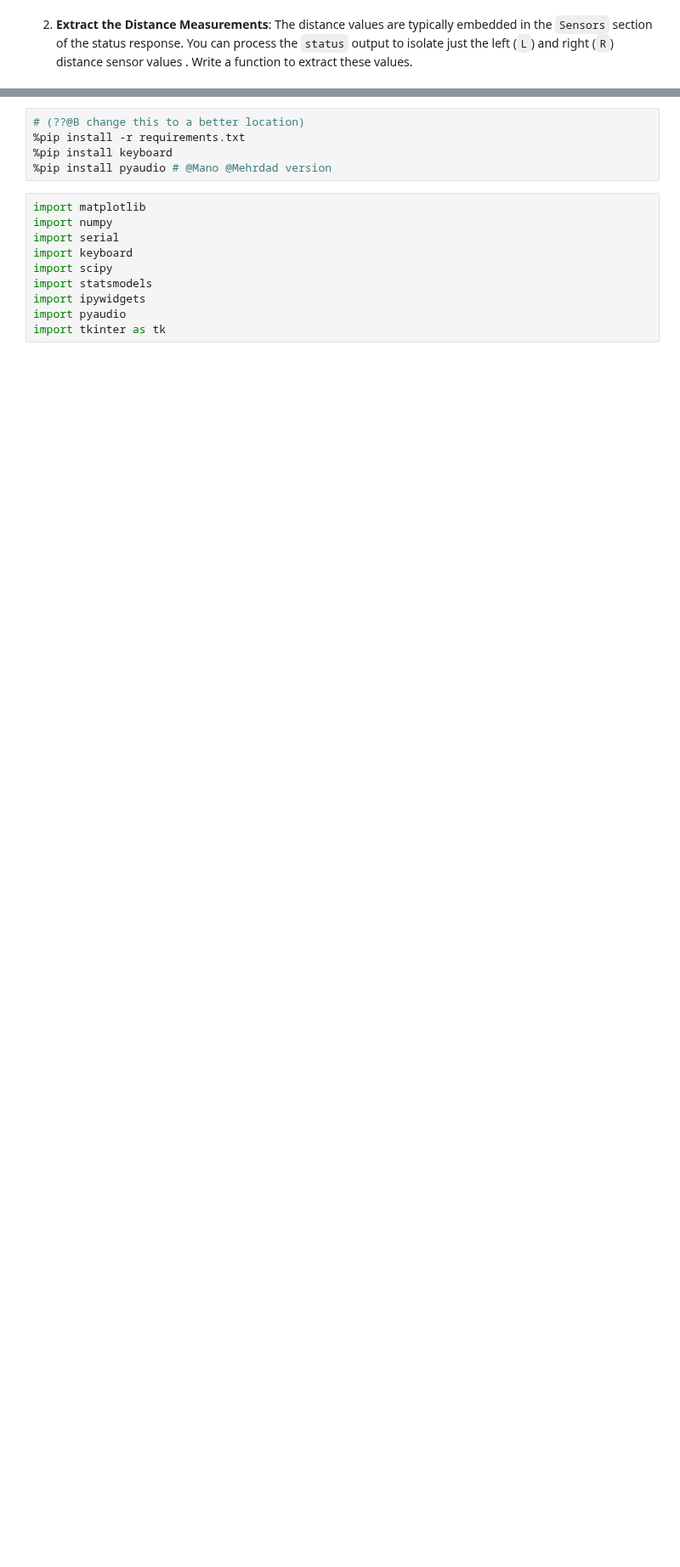
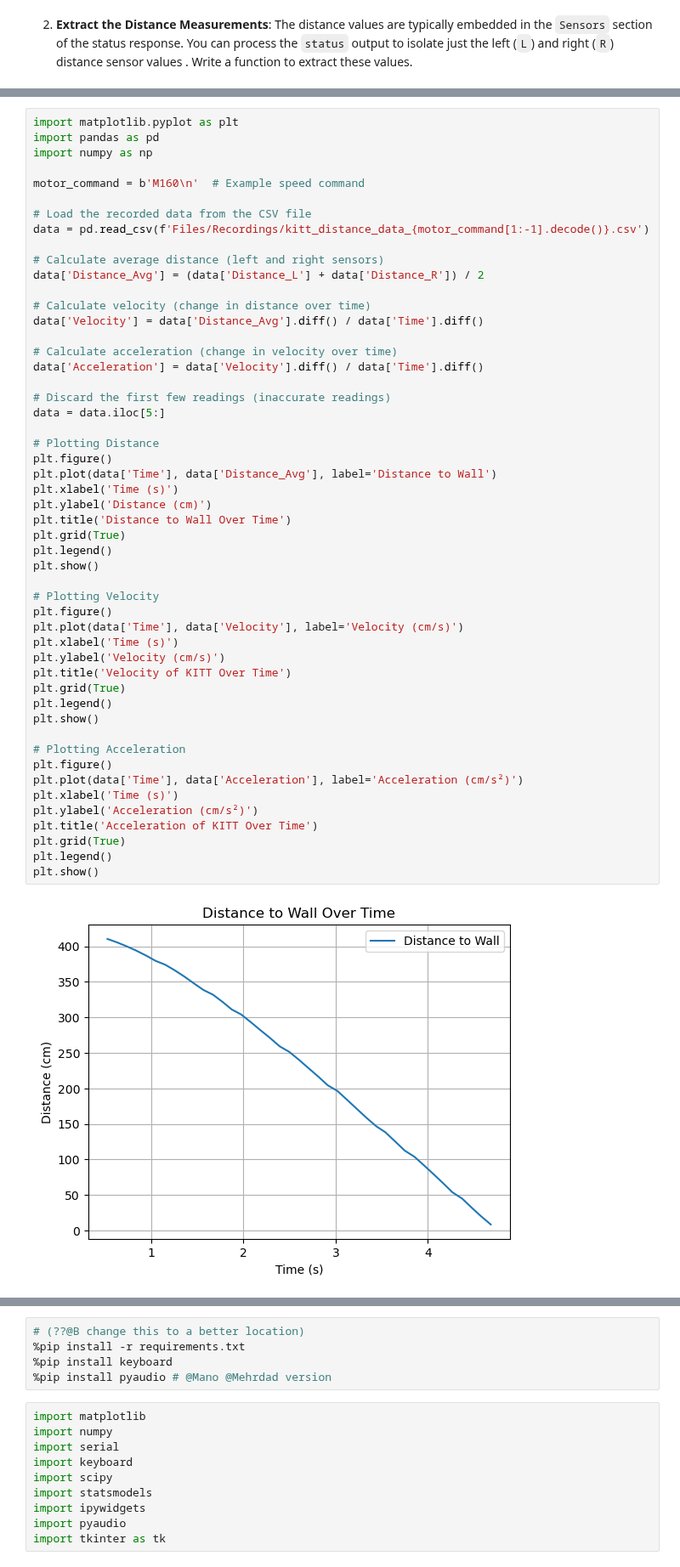
Before and after one commit to OpenEd-IP3/Book, a Jupyter notebook: 4 Module 2.ipynb, the cells around one changed output, grey strips where cells are left out. Shown at 85% size. Saved outputs shown, nothing was run; the diff lists cells and outputs as text; blank space fills up the shorter version.

Commit message:
Completed the section about distance sensors in module 2

```diff
--- a/4 Module 2.ipynb
+++ b/4 Module 2.ipynb
@@ -243,0 +199,53 @@ Tip: It is advisable to store all the old distance data in a list inside the KIT
+# %%
+import matplotlib.pyplot as plt
+import pandas as pd
+import numpy as np
+
+motor_command = b'M160\n'  # Example speed command
+
+# Load the recorded data from the CSV file
+data = pd.read_csv(f'Files/Recordings/kitt_distance_data_{motor_command[1:-1].decode()}.csv')
+
+# Calculate average distance (left and right sensors)
+data['Distance_Avg'] = (data['Distance_L'] + data['Distance_R']) / 2
+
+# Calculate velocity (change in distance over time)
+data['Velocity'] = data['Distance_Avg'].diff() / data['Time'].diff()
+
+# Calculate acceleration (change in velocity over time)
+data['Acceleration'] = data['Velocity'].diff() / data['Time'].diff()
+
+# Discard the first few readings (inaccurate readings)
+data = data.iloc[5:]
+
+# Plotting Distance
+plt.figure()
+plt.plot(data['Time'], data['Distance_Avg'], label='Distance to Wall')
+plt.xlabel('Time (s)')
+plt.ylabel('Distance (cm)')
+plt.title('Distance to Wall Over Time')
+plt.grid(True)
+plt.legend()
+plt.show()
+
+# Plotting Velocity
+plt.figure()
+plt.plot(data['Time'], data['Velocity'], label='Velocity (cm/s)')
+plt.xlabel('Time (s)')
+plt.ylabel('Velocity (cm/s)')
+plt.title('Velocity of KITT Over Time')
+plt.grid(True)
+plt.legend()
+plt.show()
+
+# Plotting Acceleration
+plt.figure()
+plt.plot(data['Time'], data['Acceleration'], label='Acceleration (cm/s²)')
+plt.xlabel('Time (s)')
+plt.ylabel('Acceleration (cm/s²)')
+plt.title('Acceleration of KITT Over Time')
+plt.grid(True)
+plt.legend()
+plt.show()
+# %% [output]
+[figure, added]
```
Also changed, not shown: parts of 42 cells of this notebook.
